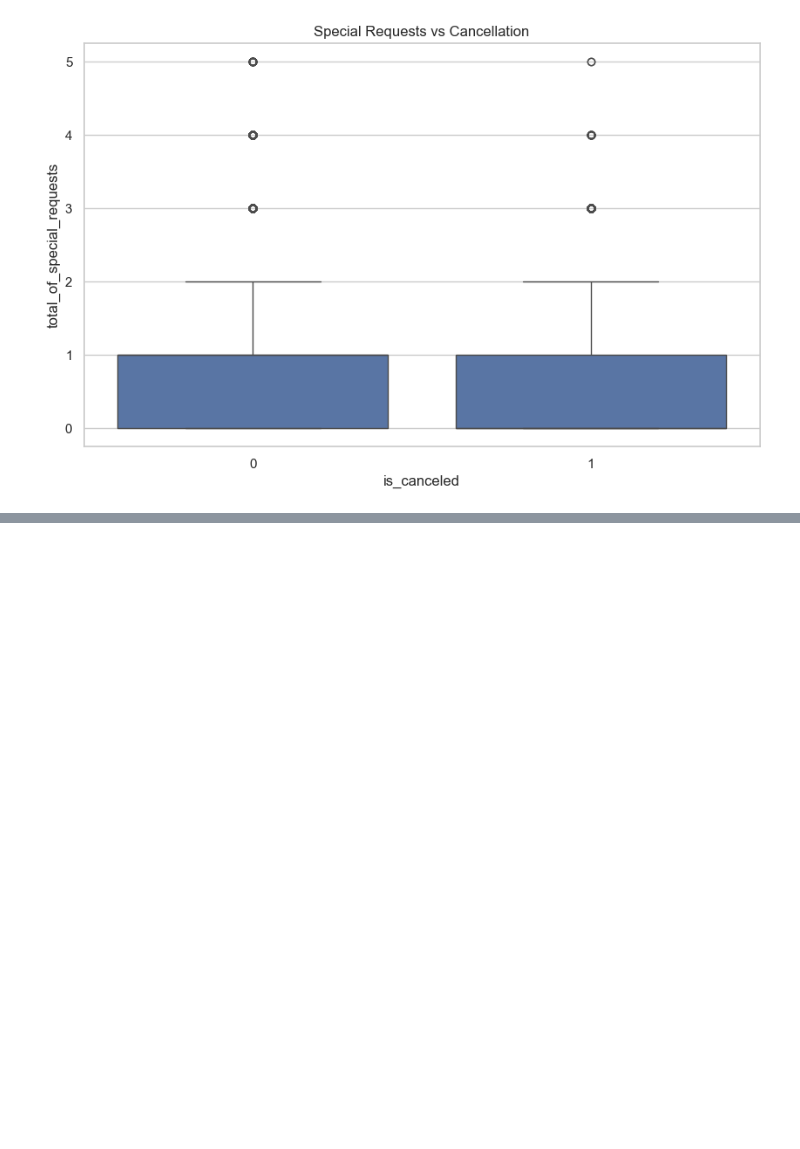
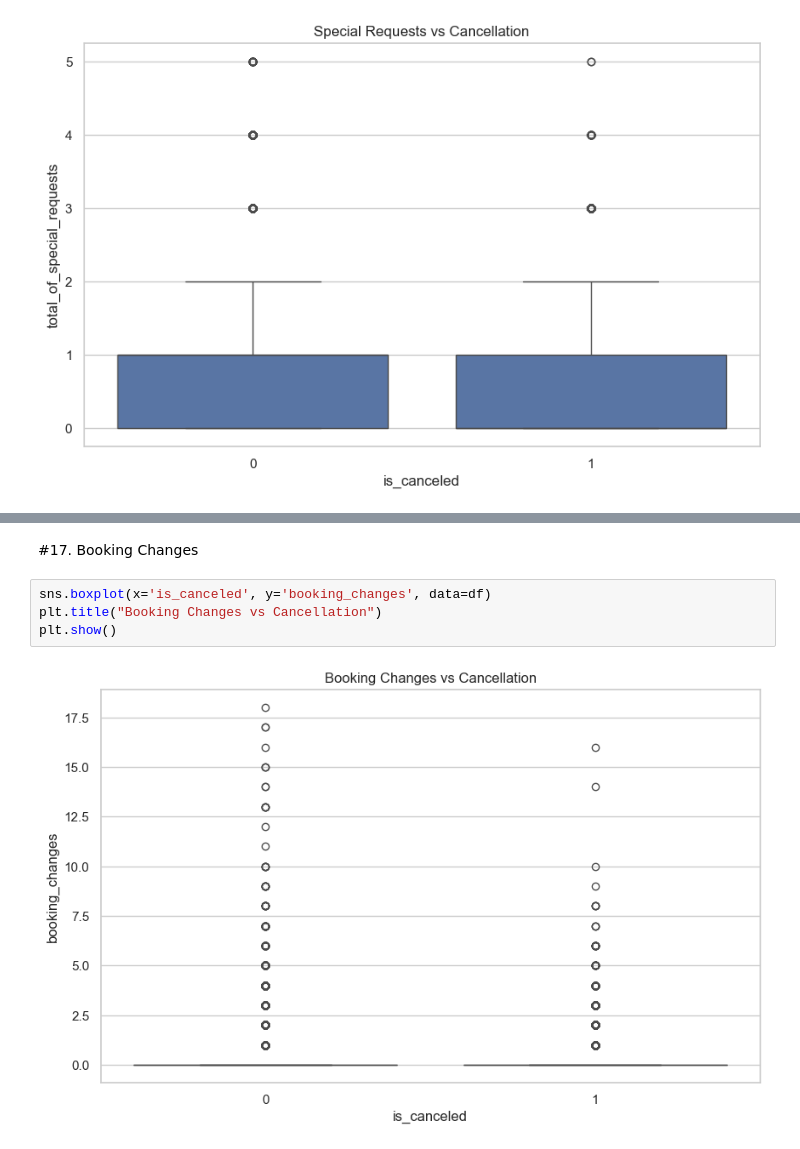
Before and after one commit to Jerolin911/Travel-Tourism-Hospitality-Customer-Retention-Analysis-Dynamic-Pricing, a Jupyter notebook: Project2_EDA.ipynb, the cells around one changed output, grey strips where cells are left out. Saved outputs shown, nothing was run; the diff lists cells and outputs as text; blank space fills up the shorter version.

```diff
--- a/Project2_EDA.ipynb
+++ b/Project2_EDA.ipynb
@@ -223,0 +232,8 @@ plt.show()
+# %% [markdown]
+#17. Booking Changes
+# %%
+sns.boxplot(x='is_canceled', y='booking_changes', data=df)
+plt.title("Booking Changes vs Cancellation")
+plt.show()
+# %% [output]
+[figure, added]
```
Also changed, not shown: parts of 4 cells of this notebook.
